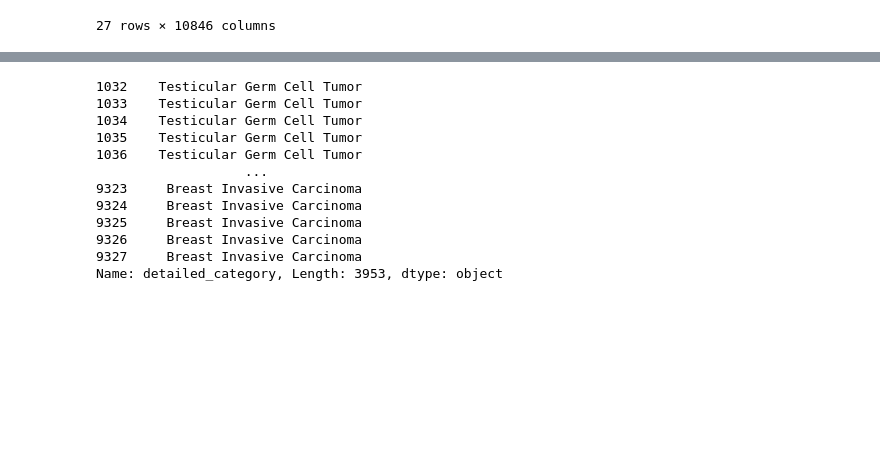
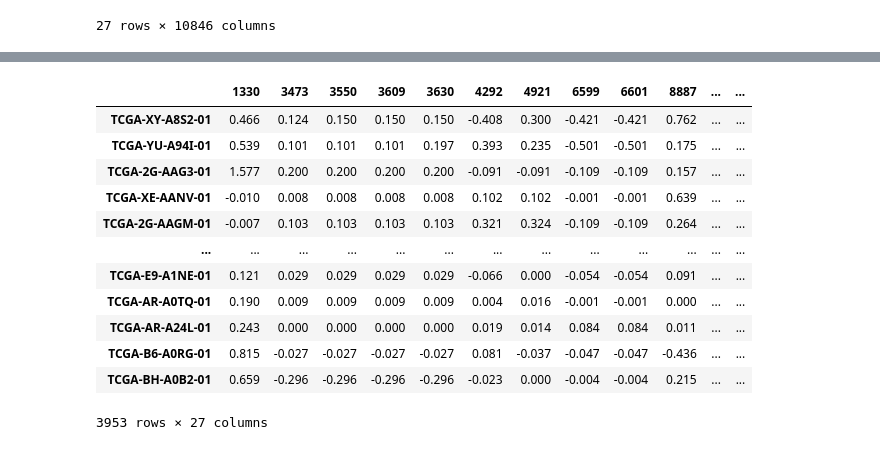
Before and after one commit to hshadman/integrin_expression_data_mining, a Jupyter notebook: jesse_code/CNV_exercise.ipynb, the cells around one changed output, grey strips where cells are left out. Saved outputs shown, nothing was run; the diff lists cells and outputs as text; code cells hidden in the pictures; blank space fills up the shorter version.

```diff
--- a/jesse_code/CNV_exercise.ipynb
+++ b/jesse_code/CNV_exercise.ipynb
@@ -369,15 +440,16 @@ CNV_pancanc_ITG
 # %%
-sample_info_chostiss[sample_info_chostiss['sample'].isin(CNV_pancanc_ITG.columns[CNV_pancanc_ITG.columns.str.contains('TCGA')])]['detailed_category']
+CNV_pancanc_ITG[sample_info_chostiss['sample'][sample_info_chostiss['sample'].isin(CNV_pancanc_ITG.columns[CNV_pancanc_ITG.columns.str.contains('TCGA')])]].T
 # %% [output]
+|  | 1330 | 3473 | 3550 | 3609 | 3630 | 4292 | 4921 | 6599 | 6601 | 8887 | ... | ... |
+| TCGA-XY-A8S2-01 | 0.466 | 0.124 | 0.150 | 0.150 | 0.150 | -0.408 | 0.300 | -0.421 | -0.421 | 0.762 | ... | ... |
+| TCGA-YU-A94I-01 | 0.539 | 0.101 | 0.101 | 0.101 | 0.197 | 0.393 | 0.235 | -0.501 | -0.501 | 0.175 | ... | ... |
+| TCGA-2G-AAG3-01 | 1.577 | 0.200 | 0.200 | 0.200 | 0.200 | -0.091 | -0.091 | -0.109 | -0.109 | 0.157 | ... | ... |
+| TCGA-XE-AANV-01 | -0.010 | 0.008 | 0.008 | 0.008 | 0.008 | 0.102 | 0.102 | -0.001 | -0.001 | 0.639 | ... | ... |
+| TCGA-2G-AAGM-01 | -0.007 | 0.103 | 0.103 | 0.103 | 0.103 | 0.321 | 0.324 | -0.109 | -0.109 | 0.264 | ... | ... |
+| ... | ... | ... | ... | ... | ... | ... | ... | ... | ... | ... | ... | ... |
+| TCGA-E9-A1NE-01 | 0.121 | 0.029 | 0.029 | 0.029 | 0.029 | -0.066 | 0.000 | -0.054 | -0.054 | 0.091 | ... | ... |
+| TCGA-AR-A0TQ-01 | 0.190 | 0.009 | 0.009 | 0.009 | 0.009 | 0.004 | 0.016 | -0.001 | -0.001 | 0.000 | ... | ... |
+| TCGA-AR-A24L-01 | 0.243 | 0.000 | 0.000 | 0.000 | 0.000 | 0.019 | 0.014 | 0.084 | 0.084 | 0.011 | ... | ... |
+| TCGA-B6-A0RG-01 | 0.815 | -0.027 | -0.027 | -0.027 | -0.027 | 0.081 | -0.037 | -0.047 | -0.047 | -0.436 | ... | ... |
+| TCGA-BH-A0B2-01 | 0.659 | -0.296 | -0.296 | -0.296 | -0.296 | -0.023 | 0.000 | -0.004 | -0.004 | 0.215 | ... | ... |
-1032    Testicular Germ Cell Tumor
-1033    Testicular Germ Cell Tumor
-1034    Testicular Germ Cell Tumor
-1035    Testicular Germ Cell Tumor
-1036    Testicular Germ Cell Tumor
-                   ...
-9323     Breast Invasive Carcinoma
-9324     Breast Invasive Carcinoma
-9325     Breast Invasive Carcinoma
-9326     Breast Invasive Carcinoma
-9327     Breast Invasive Carcinoma
-Name: detailed_category, Length: 3953, dtype: object
+3953 rows × 27 columns
```
Also changed, not shown: parts of 6 cells of this notebook, 1 other file.
